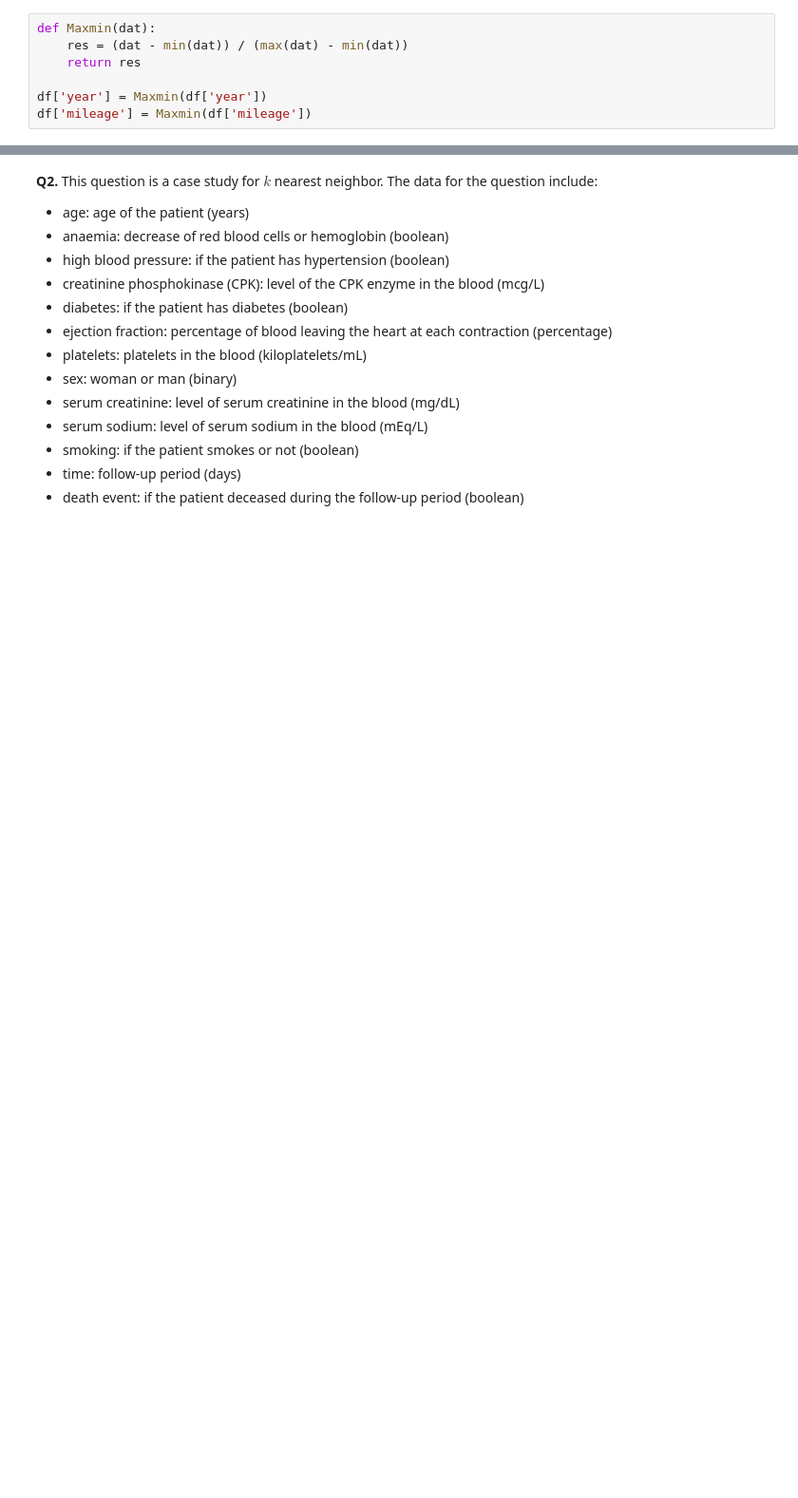
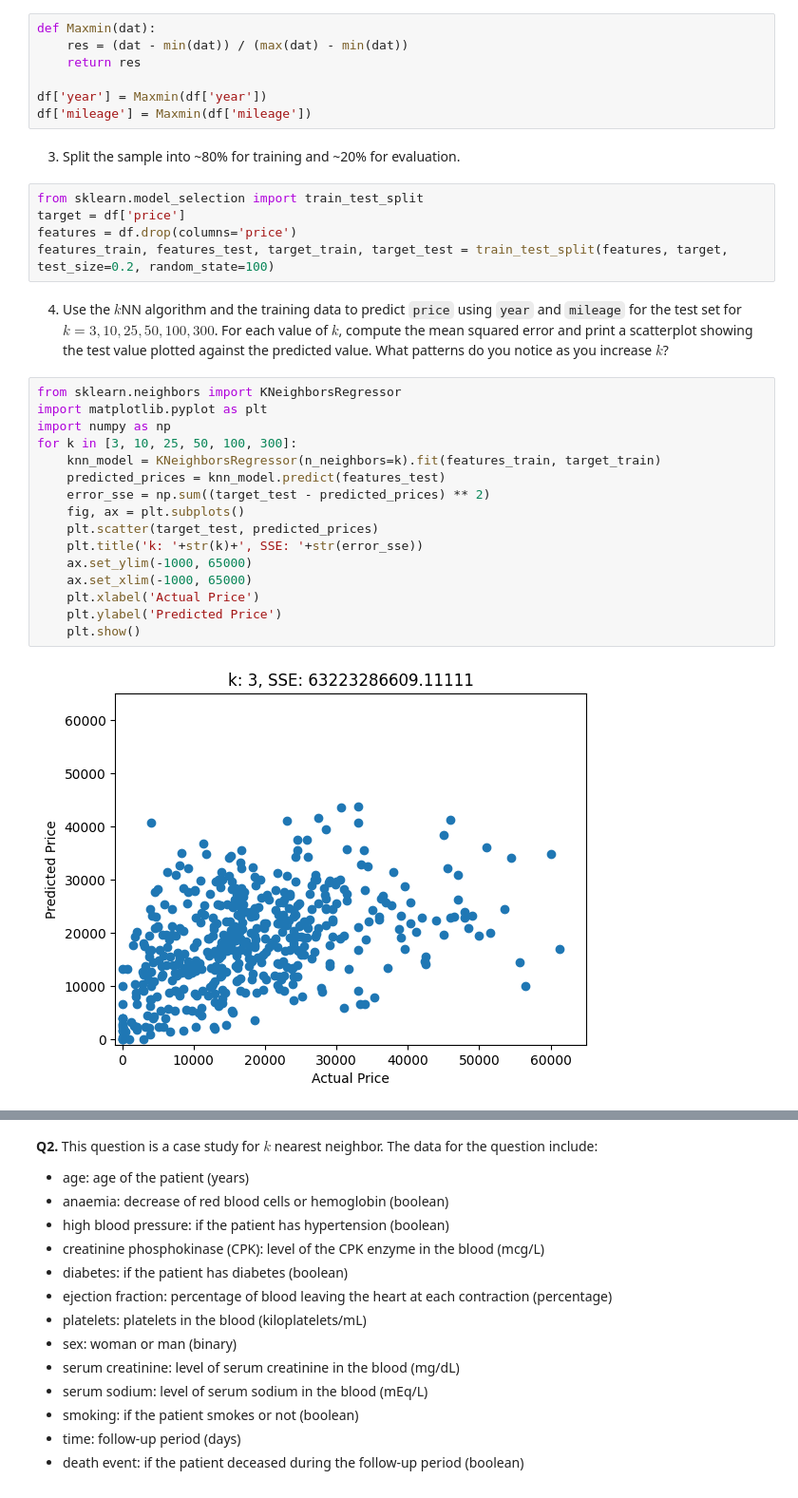
Before and after one commit to fourchain40/knn, a Jupyter notebook: assignment_knn.ipynb, the cells around one changed output, grey strips where cells are left out. Shown at 95% size. Cells and saved outputs as stored; diff of their text form; blank space fills up the shorter version.

```diff
--- a/assignment_knn.ipynb
+++ b/assignment_knn.ipynb
@@ -53,3 +52,30 @@ def Maxmin(dat):
 
 df['year'] = Maxmin(df['year'])
 df['mileage'] = Maxmin(df['mileage'])
+# %% [markdown]
+3. Split the sample into ~80% for training and ~20% for evaluation.
+# %%
+from sklearn.model_selection import train_test_split
+target = df['price']
+features = df.drop(columns='price')
+features_train, features_test, target_train, target_test = train_test_split(features, target, test_size=0.2, random_state=100)
+# %% [markdown]
+4. Use the $k$NN algorithm and the training data to predict `price` using `year` and `mileage` for the test set for $k=3,10,25,50,100,300$. For each value of $k$, compute the mean squared error and print a scatterplot showing the test value plotted against the predicted value. What patterns do you notice as you increase $k$?
+# %%
+from sklearn.neighbors import KNeighborsRegressor
+import matplotlib.pyplot as plt
+import numpy as np
+for k in [3, 10, 25, 50, 100, 300]:
+    knn_model = KNeighborsRegressor(n_neighbors=k).fit(features_train, target_train)
+    predicted_prices = knn_model.predict(features_test)
+    error_sse = np.sum((target_test - predicted_prices) ** 2)
+    fig, ax = plt.subplots()
+    plt.scatter(target_test, predicted_prices)
+    plt.title('k: '+str(k)+', SSE: '+str(error_sse))
+    ax.set_ylim(-1000, 65000)
+    ax.set_xlim(-1000, 65000)
+    plt.xlabel('Actual Price')
+    plt.ylabel('Predicted Price')
+    plt.show()
+# %% [output]
+[figure, added]
```
Also changed, not shown: parts of 3 cells of this notebook.
